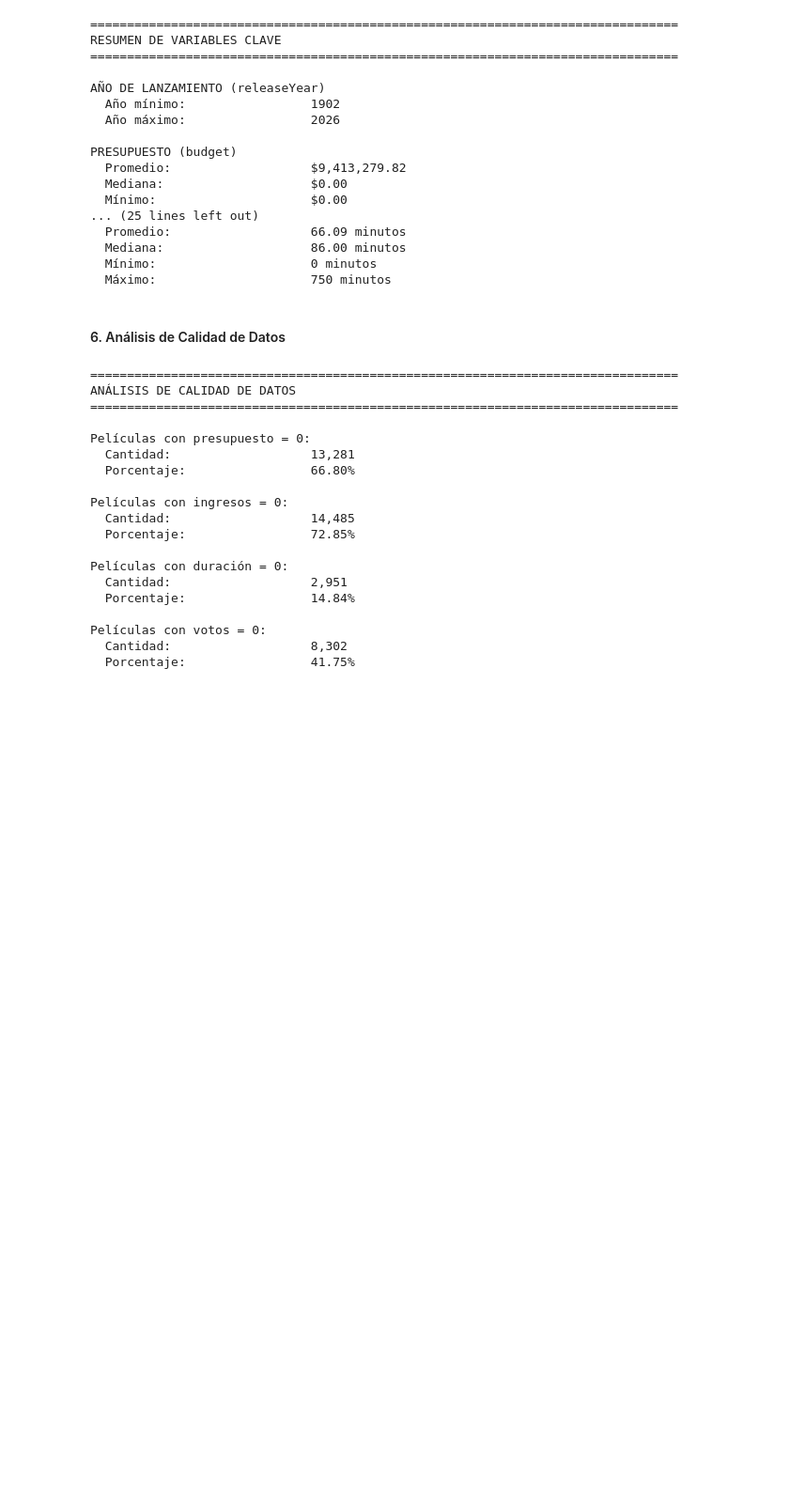
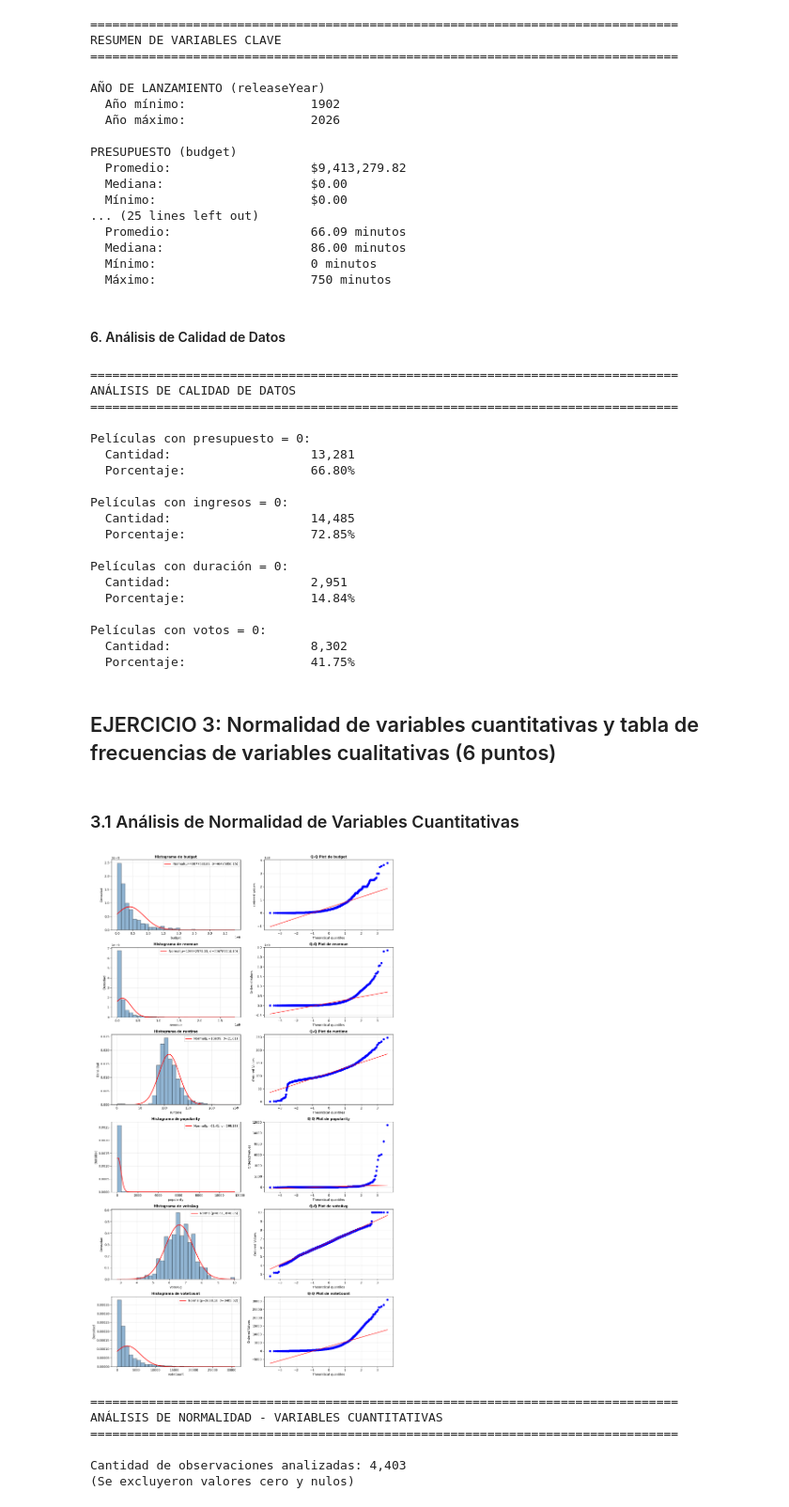
Before and after one commit to jcdiegolopez/MD-LAB01, a Jupyter notebook: main.ipynb, the cells around one changed output. Shown at 94% size. Saved outputs shown, nothing was run; the diff lists cells and outputs as text; code cells hidden in the pictures; blank space fills up the shorter version.

Commit message:
Ejercicio 3

```diff
--- a/main.ipynb
+++ b/main.ipynb
@@ -490,3 +486,70 @@ Películas con duración = 0:
 Películas con votos = 0:
   Cantidad:                   8,302
   Porcentaje:                 41.75%
+# %% [markdown]
+## EJERCICIO 3: Normalidad de variables cuantitativas y tabla de frecuencias de variables cualitativas (6 puntos)
+# %% [markdown]
+### 3.1 Análisis de Normalidad de Variables Cuantitativas
+# %%
+vars_cuant = [
+    'budget',
+    'revenue',
+    'runtime',
+    'popularity',
+    'voteAvg',
+    'voteCount'
+]
+
+# Preparar datos: eliminar ceros y valores nulos
+datos_cuant = datos[vars_cuant].copy()
+for col in vars_cuant:
+    datos_cuant[col] = datos_cuant[col].replace(0, np.nan)
+
+datos_cuant = datos_cuant.dropna()
+
+# Gráficos de normalidad
+n_vars = len(vars_cuant)
+cols = 2
+rows = n_vars
+
+fig, axes = plt.subplots(rows, cols, figsize=(14, 4 * rows))
+
+for i, col in enumerate(vars_cuant):
+    data = datos_cuant[col]
+
+    # Histograma con curva normal ajustada
+    ax1 = axes[i, 0]
+    ax1.hist(data, bins=30, density=True, alpha=0.6, color='steelblue', edgecolor='black')
+
+    mu, std = norm.fit(data)
+    x = np.linspace(data.min(), data.max(), 100)
+    ax1.plot(x, norm.pdf(x, mu, std), 'r-', linewidth=2, label=f'Normal(μ={mu:.2f}, σ={std:.2f})')
+
+    ax1.set_title(f'Histograma de {col}', fontweight='bold', fontsize=11)
+    ax1.set_xlabel(col, fontsize=10)
+    ax1.set_ylabel('Densidad', fontsize=10)
+    ax1.legend()
+    ax1.grid(alpha=0.3)
+
+    # Q-Q Plot
+    ax2 = axes[i, 1]
+    probplot(data, dist="norm", plot=ax2)
+    ax2.set_title(f'Q-Q Plot de {col}', fontweight='bold', fontsize=11)
+    ax2.grid(alpha=0.3)
+
+plt.tight_layout()
+plt.show()
+
+print("=" * 80)
+print("ANÁLISIS DE NORMALIDAD - VARIABLES CUANTITATIVAS")
+print("=" * 80)
+print(f"\nCantidad de observaciones analizadas: {len(datos_cuant):,}")
+print(f"(Se excluyeron valores cero y nulos)\n")
+# %% [output]
+[figure, added]
+================================================================================
+ANÁLISIS DE NORMALIDAD - VARIABLES CUANTITATIVAS
+================================================================================
+
+Cantidad de observaciones analizadas: 4,403
+(Se excluyeron valores cero y nulos)
```
Also changed, not shown: parts of 34 cells of this notebook.
